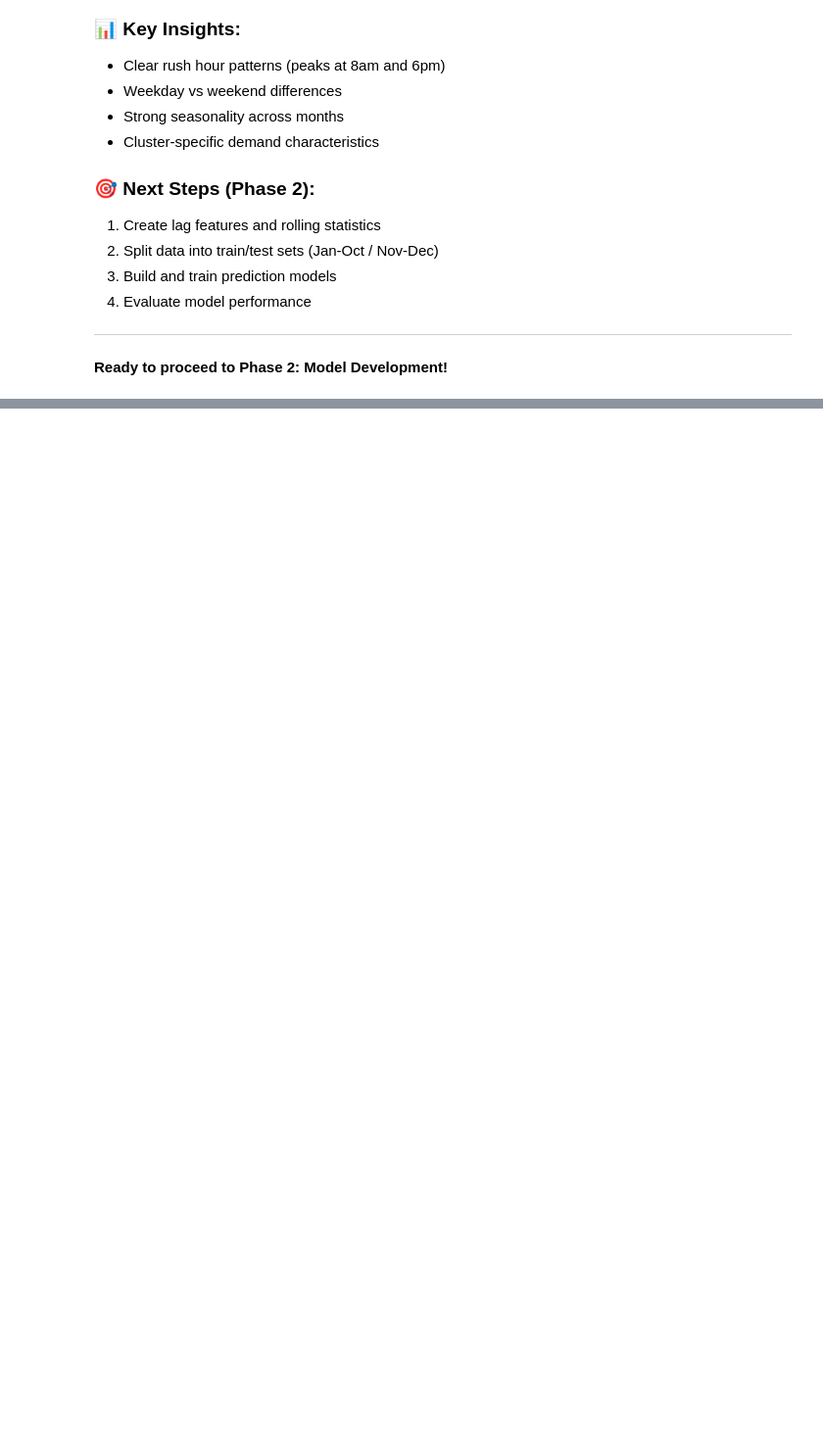
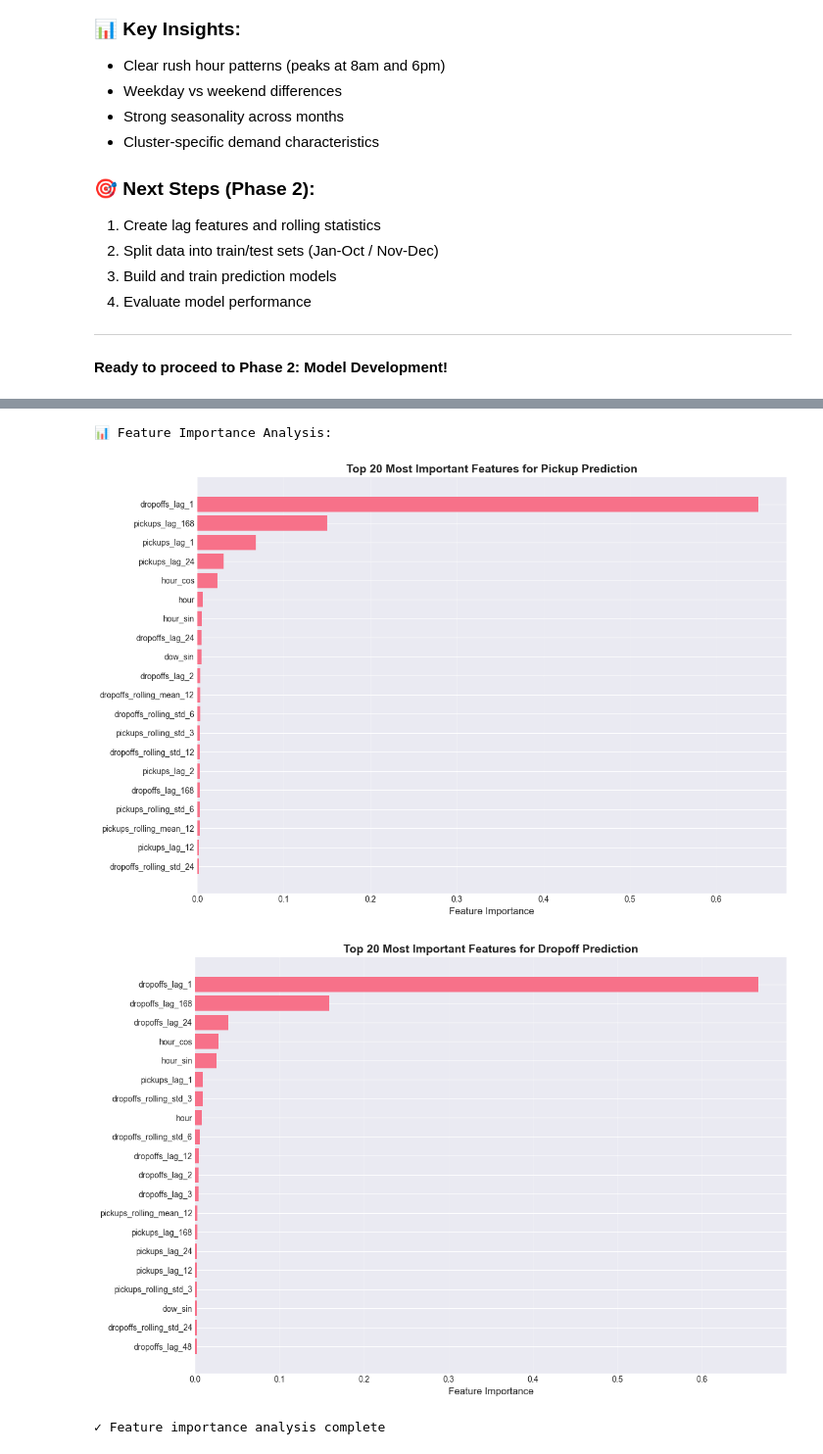
Before and after one commit to dtukrelle/Analysis-of-NY-Citi-Bike-stations, a Jupyter notebook: task2_demand_prediction.ipynb, the cells around one changed output, grey strips where cells are left out. Shown at 98% size. Drawn from its saved outputs; the diff is of its cells as text; code cells hidden in the pictures; blank space fills up the shorter version.

```diff
--- a/task2_demand_prediction.ipynb
+++ b/task2_demand_prediction.ipynb
@@ -707,0 +1383,46 @@ print(f"  - Total dropoffs: {demand['dropoffs'].sum():,}")
+# %%
+# Feature importance analysis
+def plot_feature_importance(model, feature_names, title, top_n=20):
+    """
+    Plot top N most important features
+    """
+    importance = model.feature_importances_
+
+    # Create dataframe
+    importance_df = pd.DataFrame({
+        'feature': feature_names,
+        'importance': importance
+    }).sort_values('importance', ascending=False).head(top_n)
+
+    # Plot
+    plt.figure(figsize=(12, 8))
+    plt.barh(range(len(importance_df)), importance_df['importance'])
+    plt.yticks(range(len(importance_df)), importance_df['feature'])
+    plt.xlabel('Feature Importance', fontsize=12)
+    plt.title(title, fontsize=14, fontweight='bold')
+    plt.gca().invert_yaxis()
+    plt.grid(True, alpha=0.3, axis='x')
+    plt.tight_layout()
+    plt.show()
+
+# Plot feature importance for both models
+print("📊 Feature Importance Analysis:\n")
+
+plot_feature_importance(
+    pickups_result['model'],
+    feature_cols,
+    'Top 20 Most Important Features for Pickup Prediction'
+)
+
+plot_feature_importance(
+    dropoffs_result['model'],
+    feature_cols,
+    'Top 20 Most Important Features for Dropoff Prediction'
+)
+
+print("✓ Feature importance analysis complete")
+# %% [output]
+📊 Feature Importance Analysis:
+[figure, added]
+[figure, added]
+✓ Feature importance analysis complete
```
Also changed, not shown: parts of 38 cells of this notebook.
